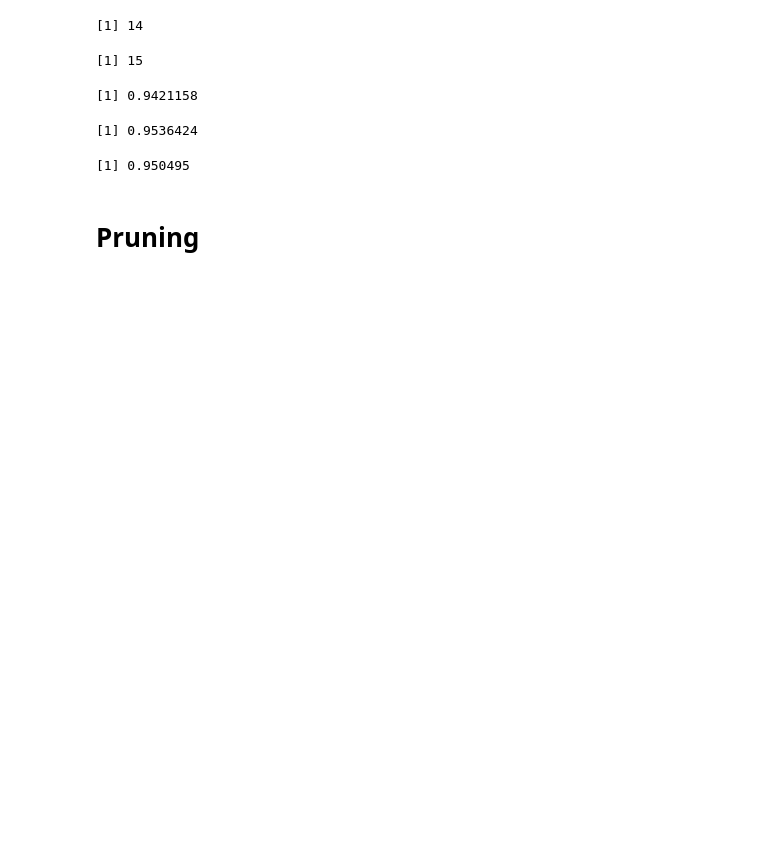
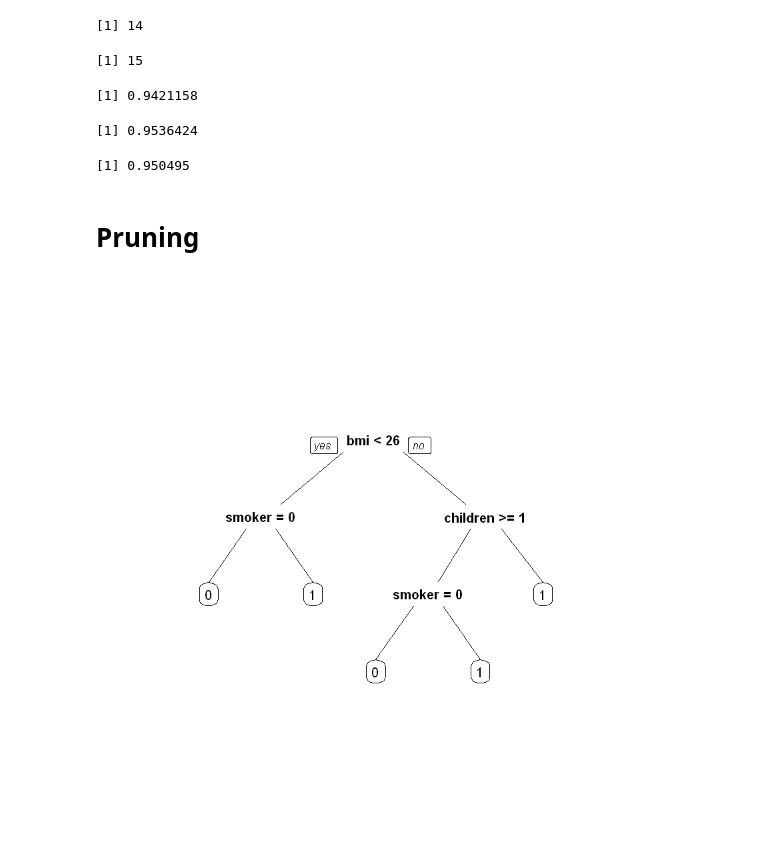
Before and after one commit to bhupendrabhoir/https-github.com-sukamal1928-R, a Jupyter notebook: Decision Tree.ipynb, the cells around one changed output. Cells and saved outputs as stored; diff of their text form; code cells hidden in the pictures; blank space fills up the shorter version.

```diff
--- a/Decision Tree.ipynb
+++ b/Decision Tree.ipynb
@@ -155,3 +159,10 @@ recall
 [1] 0.950495
 # %% [markdown]
 # Pruning
+# %%
+tree2 <- rpart(insuranceclaim ~ . , method='class', data=train,
+             control=rpart.control(maxdepth = 3))
+# %%
+prp(tree2)
+# %% [output]
+[figure, added]
```
Also changed, not shown: parts of 1 cell of this notebook.
